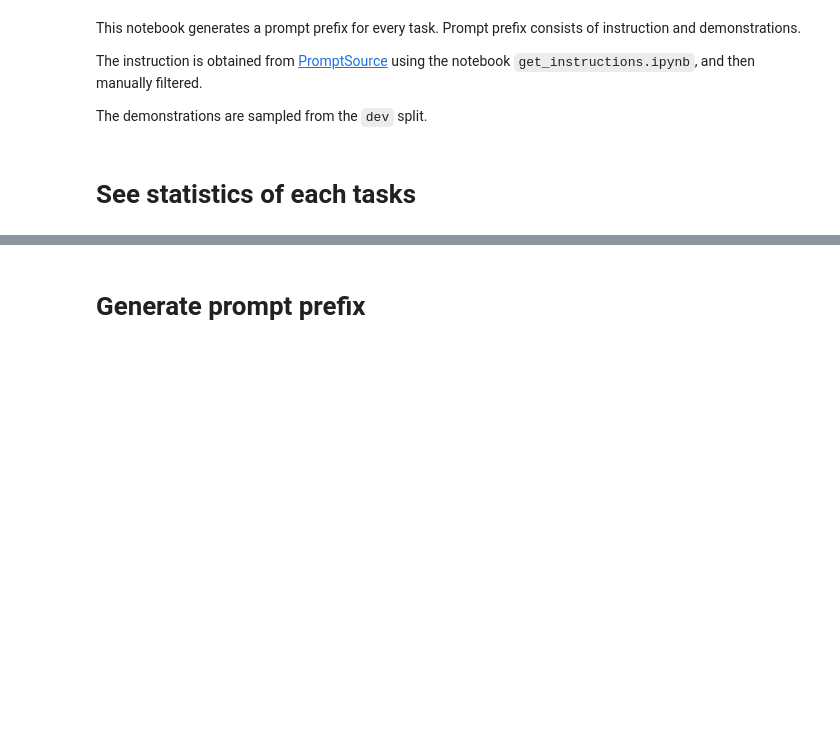
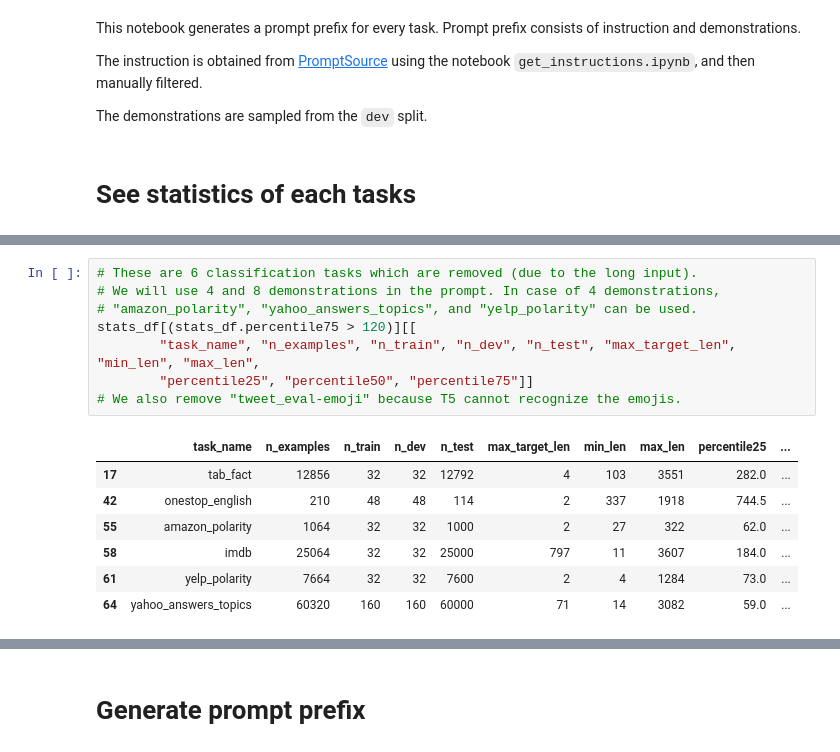
Before and after one commit to dininta/in-context-tuning, a Jupyter notebook: generate_prompt_prefix.ipynb, the cells around one changed output, grey strips where cells are left out. Drawn from its saved outputs; the diff is of its cells as text; blank space fills up the shorter version.

Commit message:
Update prompt prefix

```diff
--- a/generate_prompt_prefix.ipynb
+++ b/generate_prompt_prefix.ipynb
@@ -91,3 +99,19 @@ Token indices sequence length is longer than the specified maximum sequence leng
+# %%
+# These are 6 classification tasks which are removed (due to the long input).
+# We will use 4 and 8 demonstrations in the prompt. In case of 4 demonstrations,
+# "amazon_polarity", "yahoo_answers_topics", and "yelp_polarity" can be used.
+stats_df[(stats_df.percentile75 > 120)][[
+        "task_name", "n_examples", "n_train", "n_dev", "n_test", "max_target_len", "min_len", "max_len",
+        "percentile25", "percentile50", "percentile75"]]
+# We also remove "tweet_eval-emoji" because T5 cannot recognize the emojis.
+# %% [output]
+|  | task_name | n_examples | n_train | n_dev | n_test | max_target_len | min_len | max_len | percentile25 | ... |
+| 17 | tab_fact | 12856 | 32 | 32 | 12792 | 4 | 103 | 3551 | 282.0 | ... |
+| 42 | onestop_english | 210 | 48 | 48 | 114 | 2 | 337 | 1918 | 744.5 | ... |
+| 55 | amazon_polarity | 1064 | 32 | 32 | 1000 | 2 | 27 | 322 | 62.0 | ... |
+| 58 | imdb | 25064 | 32 | 32 | 25000 | 797 | 11 | 3607 | 184.0 | ... |
+| 61 | yelp_polarity | 7664 | 32 | 32 | 7600 | 2 | 4 | 1284 | 73.0 | ... |
+| 64 | yahoo_answers_topics | 60320 | 160 | 160 | 60000 | 71 | 14 | 3082 | 59.0 | ... |
 # %%
 def plot_hist(task_name, n_bins=40):
     n, bins, patches = plt.hist(stats_df[stats_df.task_name == task_name].iloc[0]["all_lengths"], n_bins)
```
Also changed, not shown: parts of 5 cells of this notebook, 1 other file.
